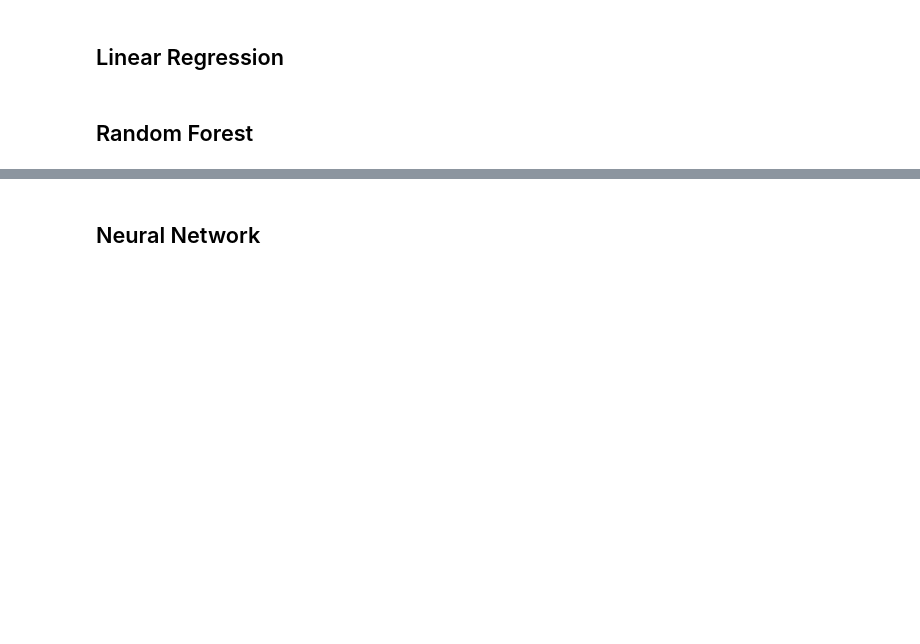
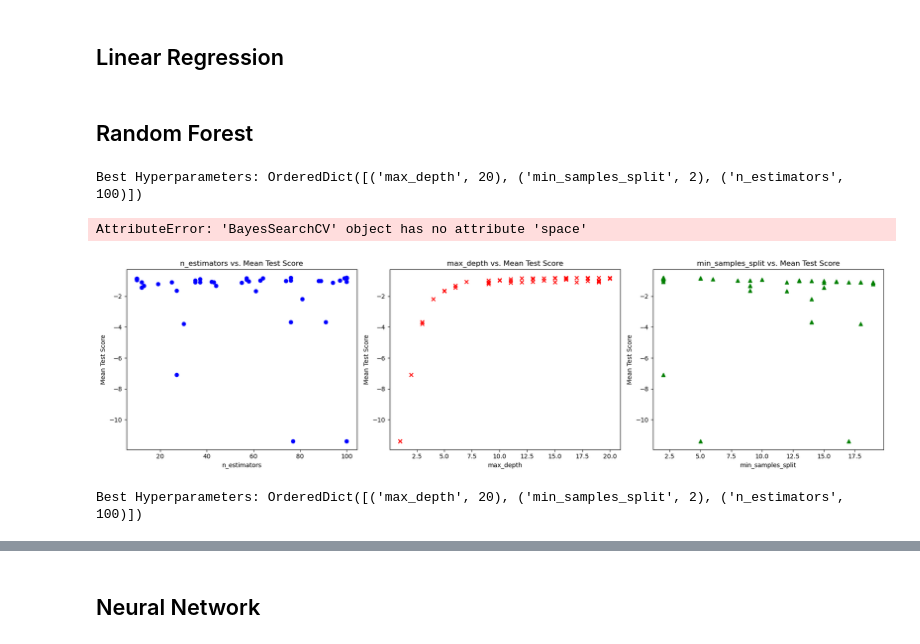
Before and after one commit to shingchan95/csck503-eom-assignment, a Jupyter notebook: src/tidy_ema.ipynb, the cells around one changed output, grey strips where cells are left out. Drawn from its saved outputs; the diff is of its cells as text; code cells hidden in the pictures; blank space fills up the shorter version.

```diff
--- a/src/tidy_ema.ipynb
+++ b/src/tidy_ema.ipynb
@@ -381,3 +381,64 @@ print(dataset_info)
 ## Linear Regression
 # %% [markdown]
 ## Random Forest
+# %%
+from skopt import BayesSearchCV
+
+# Define the parameter space
+param_space = {
+    'n_estimators': (10, 100),
+    'max_depth': (1, 20),
+    'min_samples_split': (2, 20)
+}
+
+# Initialize BayesSearchCV
+bayes_search = BayesSearchCV(estimator=RandomForestRegressor(random_state=42),
+                             search_spaces=param_space,
+                             n_iter=50,
+                             scoring='neg_mean_squared_error',
+                             cv=5,
+                             random_state=42)
+
+# Fit Bayesian search
+bayes_search.fit(X_train, y_train)
+
+# Best parameters
+best_params = bayes_search.best_params_
+print("Best Hyperparameters:", best_params)
+# %% [output]
+Best Hyperparameters: OrderedDict([('max_depth', 20), ('min_samples_split', 2), ('n_estimators', 100)])
+AttributeError: 'BayesSearchCV' object has no attribute 'space'
+# %%
+# Extract results from BayesSearchCV
+results = pd.DataFrame(bayes_search.cv_results_)
+
+# Create subplots to visualize hyperparameter effects
+fig, axs = plt.subplots(1, 3, figsize=(18, 5))
+
+# Plot n_estimators vs. mean_test_score
+axs[0].scatter(results['param_n_estimators'], results['mean_test_score'], c='blue', marker='o')
+axs[0].set_xlabel('n_estimators')
+axs[0].set_ylabel('Mean Test Score')
+axs[0].set_title('n_estimators vs. Mean Test Score')
+
+# Plot max_depth vs. mean_test_score
+axs[1].scatter(results['param_max_depth'], results['mean_test_score'], c='red', marker='x')
+axs[1].set_xlabel('max_depth')
+axs[1].set_ylabel('Mean Test Score')
+axs[1].set_title('max_depth vs. Mean Test Score')
+
+# Plot min_samples_split vs. mean_test_score
+axs[2].scatter(results['param_min_samples_split'], results['mean_test_score'], c='green', marker='^')
+axs[2].set_xlabel('min_samples_split')
+axs[2].set_ylabel('Mean Test Score')
+axs[2].set_title('min_samples_split vs. Mean Test Score')
+
+plt.tight_layout()
+plt.show()
+
+# Best hyperparameters from Bayesian Optimization
+best_params = bayes_search.best_params_
+print("Best Hyperparameters:", best_params)
+# %% [output]
+[figure, added]
+Best Hyperparameters: OrderedDict([('max_depth', 20), ('min_samples_split', 2), ('n_estimators', 100)])
```
Also changed, not shown: parts of 1 cell of this notebook.
